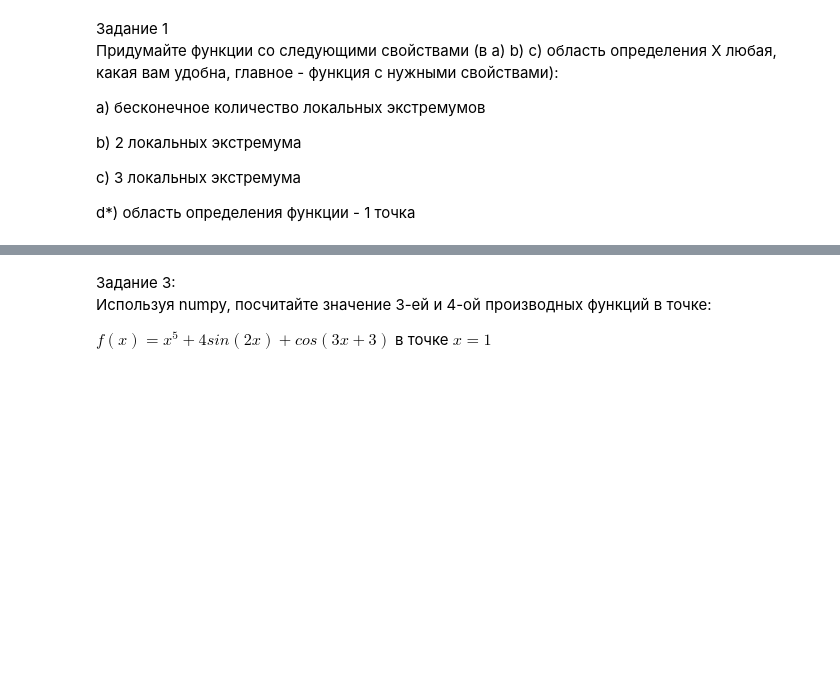
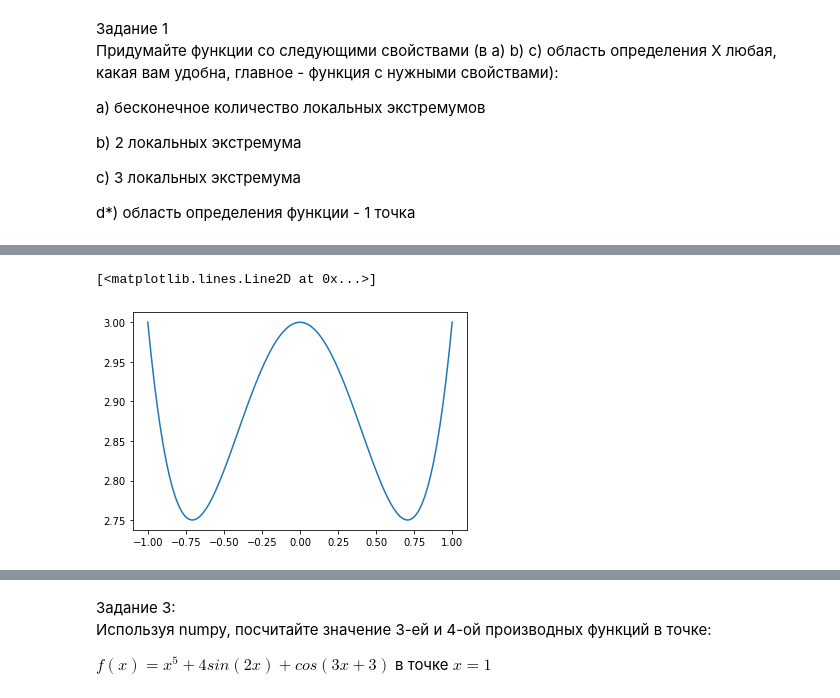
Before and after one commit to jurist77/netology_pyda, a Jupyter notebook: math_dz_4.ipynb, the cells around one changed output, grey strips where cells are left out. Drawn from its saved outputs; the diff is of its cells as text; code cells hidden in the pictures; blank space fills up the shorter version.

```diff
--- a/math_dz_4.ipynb
+++ b/math_dz_4.ipynb
@@ -12 +41,8 @@ d*) область определения функции - 1 точка
+# %%
+x = np.linspace(-1, 1, 100)
+y = [x[i]**4 - x[i]**2 + 3 for i in range(len(x))]
+plt.plot(x, y)
+# %% [output]
+[<matplotlib.lines.Line2D at 0x...>]
+[figure, added]
 # %%
```
Also changed, not shown: parts of 8 cells of this notebook.
